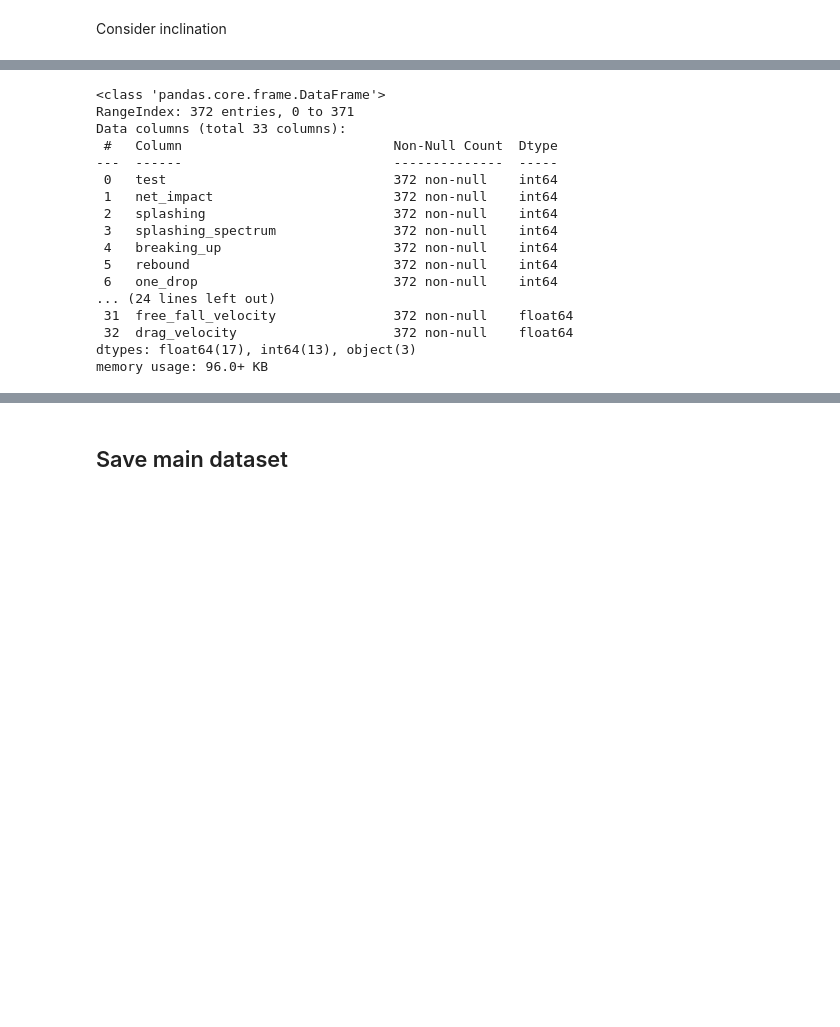
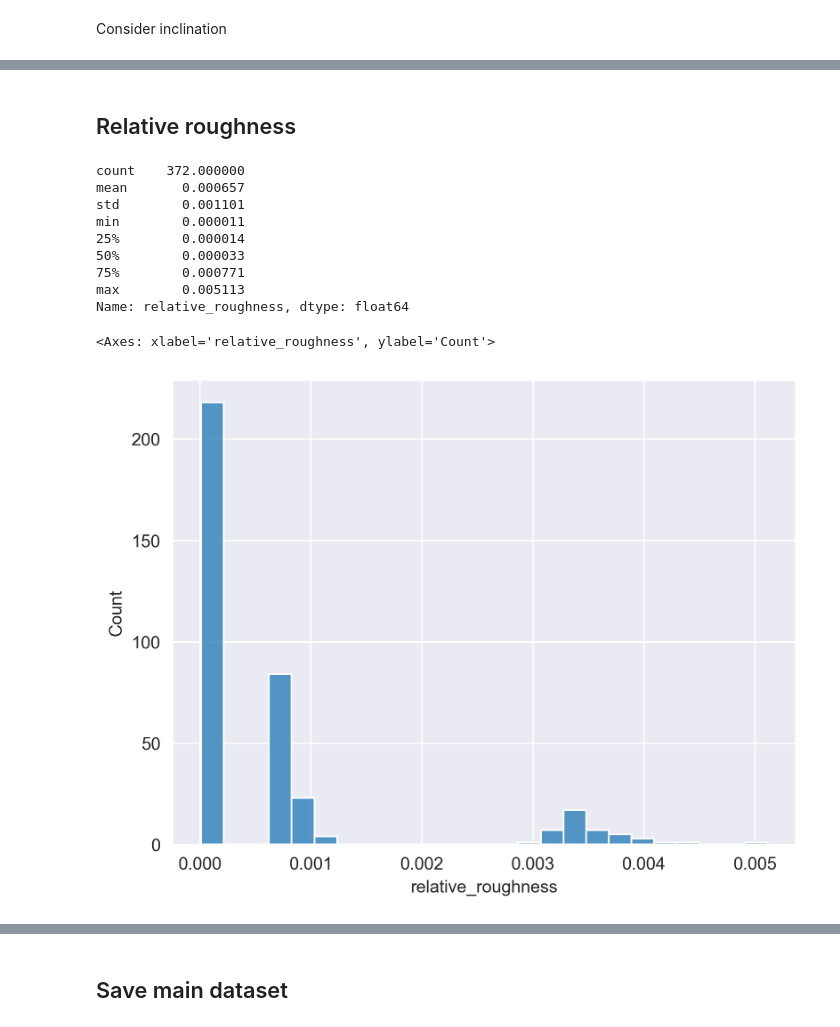
Before and after one commit to mvulf/drop-wall-impact-ml-prediction, a Jupyter notebook: notebooks/EDA_We_Re_edit_3_volume_fraction.ipynb, the cells around one changed output, grey strips where cells are left out. Saved outputs shown, nothing was run; the diff lists cells and outputs as text; code cells hidden in the pictures; blank space fills up the shorter version.

```diff
--- a/notebooks/EDA_We_Re_edit_3_volume_fraction.ipynb
+++ b/notebooks/EDA_We_Re_edit_3_volume_fraction.ipynb
@@ -293,26 +382,34 @@ min        0.000000
 75%        0.064178
 max        0.414214
 dtype: float64
-# %%
-df_main.info()
-# %% [output]
-<class 'pandas.core.frame.DataFrame'>
-RangeIndex: 372 entries, 0 to 371
-Data columns (total 33 columns):
- #   Column                           Non-Null Count  Dtype
----  ------                           --------------  -----
- 0   test                             372 non-null    int64
- 1   net_impact                       372 non-null    int64
- 2   splashing                        372 non-null    int64
- 3   splashing_spectrum               372 non-null    int64
- 4   breaking_up                      372 non-null    int64
- 5   rebound                          372 non-null    int64
- 6   one_drop                         372 non-null    int64
-... (24 lines left out)
- 31  free_fall_velocity               372 non-null    float64
- 32  drag_velocity                    372 non-null    float64
-dtypes: float64(17), int64(13), object(3)
-memory usage: 96.0+ KB
+# %% [markdown]
+## Relative roughness
+# %%
+df_main['relative_roughness'] = df_main['roughness']*1e-6/df_main['droplet_diameter']
+display(df_main['relative_roughness'].describe())
+
+sns.histplot(
+    data=df_main,
+    x='relative_roughness'
+)
+
+# df_main['log_relative_roughness'] = np.log10(df_main['relative_roughness'])
+# sns.histplot(
+#     data=df_main,
+#     x='log_relative_roughness'
+# )
+# %% [output]
+count    372.000000
+mean       0.000657
+std        0.001101
+min        0.000011
+25%        0.000014
+50%        0.000033
+75%        0.000771
+max        0.005113
+Name: relative_roughness, dtype: float64
+<Axes: xlabel='relative_roughness', ylabel='Count'>
+[figure, added]
 # %%
 def get_relative_diff(a, b):
     return (a - b)/a
```
Also changed, not shown: parts of 20 cells of this notebook, 6 other files.
